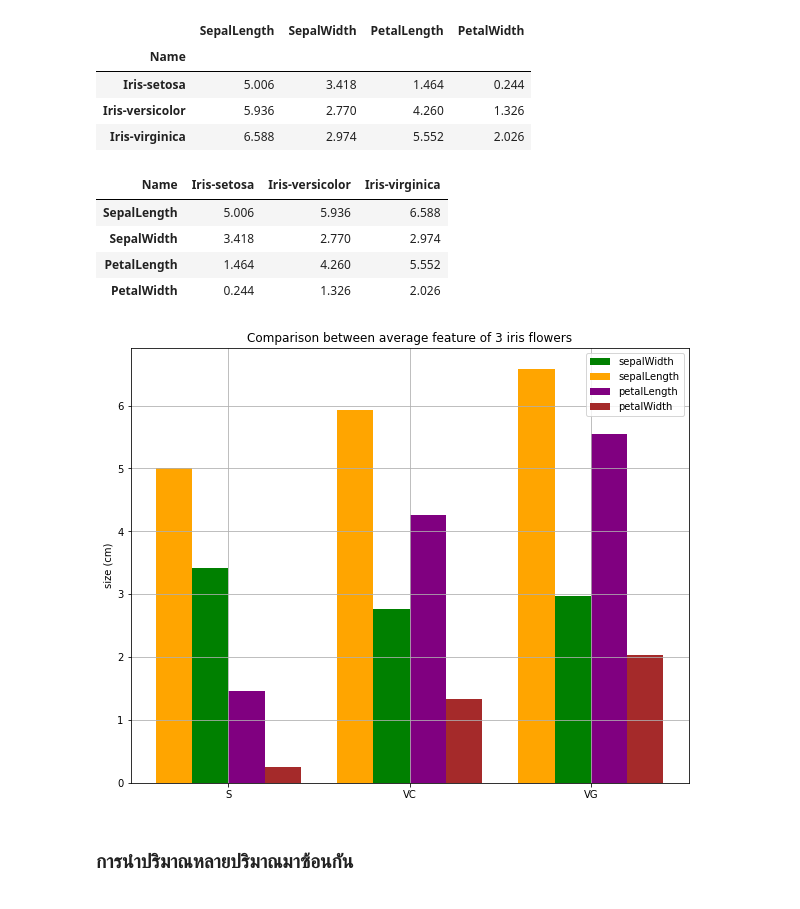
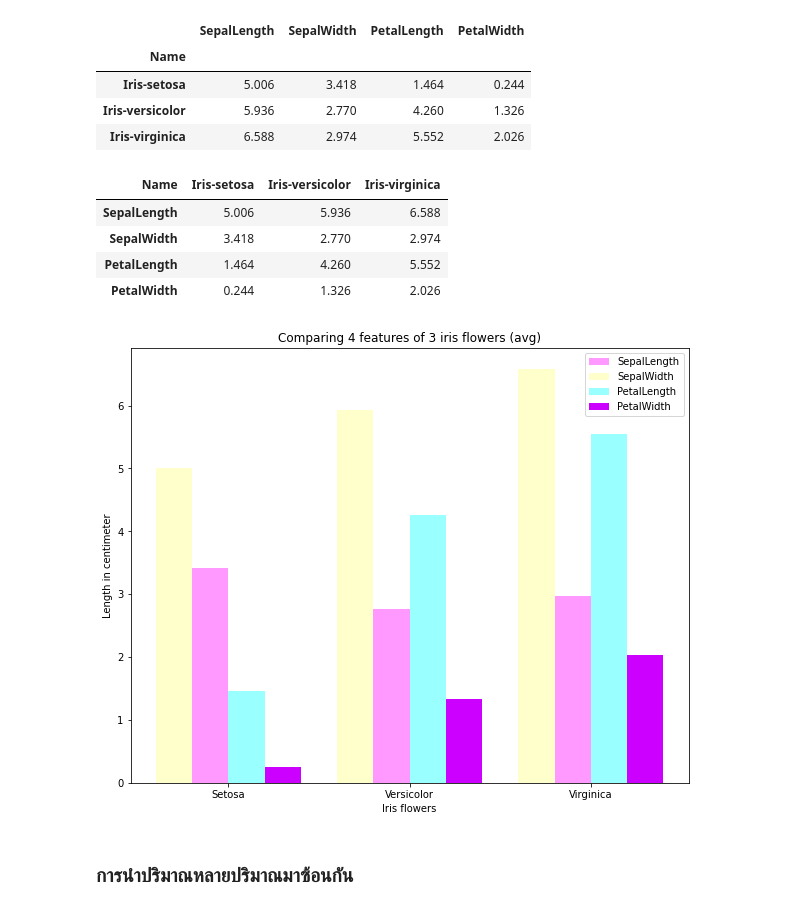
Before and after one commit to nannthd/BasicProg_DataViz65, a Jupyter notebook: DataViz04_Data_Comparison.ipynb, the cells around one changed output. Drawn from its saved outputs; the diff is of its cells as text; code cells hidden in the pictures.

```diff
--- a/DataViz04_Data_Comparison.ipynb
+++ b/DataViz04_Data_Comparison.ipynb
@@ -276,12 +274,11 @@ sample_data
 | Iris-versicolor | 5.936 | 2.770 | 4.260 | 1.326 |
 | Iris-virginica | 6.588 | 2.974 | 5.552 | 2.026 |
 # %%
-s_data = sample_data.transpose()
+sample_data01 = sample_data.transpose()
+sample_data01
+# %% [output]
+| Name | Iris-setosa | Iris-versicolor | Iris-virginica |
+| SepalLength | 5.006 | 5.936 | 6.588 |
+| SepalWidth | 3.418 | 2.770 | 2.974 |
+| PetalLength | 1.464 | 4.260 | 5.552 |
+| PetalWidth | 0.244 | 1.326 | 2.026 |
-# %%
-s_data
-# %% [output]
-| Name | Iris-setosa | Iris-versicolor | Iris-virginica |
-| SepalLength | 5.006 | 5.936 | 6.588 |
-| SepalWidth | 3.418 | 2.770 | 2.974 |
-| PetalLength | 1.464 | 4.260 | 5.552 |
-| PetalWidth | 0.244 | 1.326 | 2.026 |
@@ -290,20 +285,16 @@ import matplotlib
-# %%
-matplotlib.rcParams['figure.figsize']=[10,8]
 # %%
-width = 0.2 #กำหนดความกว้างของแท่ง
+plt.bar([0.9, 1.9, 2.9],[sample_data01['Iris-setosa'][1],sample_data01['Iris-versicolor'][1],sample_data01['Iris-virginica'][1]],width,color='#FF99FF',label='SepalLength')
+plt.bar([0.9-width, 1.9-width, 2.9-width],[sample_data01['Iris-setosa'][0],sample_data01['Iris-versicolor'][0],sample_data01['Iris-virginica'][0]],width,color='#FFFFCC',label='SepalWidth')
+plt.bar([1.1, 2.1, 3.1],[sample_data01['Iris-setosa'][2],sample_data01['Iris-versicolor'][2],sample_data01['Iris-virginica'][2]],width,color='#99FFFF',label='PetalLength')
+plt.bar([1.1+width, 2.1+width, 3.1+width],[sample_data01['Iris-setosa'][3],sample_data01['Iris-versicolor'][3],sample_data01['Iris-virginica'][3]],width,color='#CC00FF',label='PetalWidth')
 
-plt.bar([0.9, 1.9, 2.9],[s_data['Iris-setosa'][1],s_data['Iris-versicolor'][1],s_data['Iris-virginica'][1]],width,color='green',label='sepalWidth') # แท่งที่อยู่ตรงกลาง #ดอกที่ 2 versicolor
-plt.bar([0.9-width, 1.9-width, 2.9-width],[s_data['Iris-setosa'][0],s_data['Iris-versicolor'][0],s_data['Iris-virginica'][0]],width,color='orange',label='sepalLength')
-plt.bar([1.1, 2.1, 3.1],[s_data['Iris-setosa'][2],s_data['Iris-versicolor'][2],s_data['Iris-virginica'][2]],width,color='purple',label='petalLength')
-plt.bar([1.1+width, 2.1+width, 3.1+width],[s_data['Iris-setosa'][3],s_data['Iris-versicolor'][3],s_data['Iris-virginica'][3]],width,color='brown',label='petalWidth')
-
-plt.xticks([1,2,3], ['S','VC','VG'])
+plt.title('Comparing 4 features of 3 iris flowers (avg)')
+plt.xlabel('Iris flowers')
+plt.ylabel('Length in centimeter')
 plt.legend()
-plt.title('Comparison between average feature of 3 iris flowers')
-plt.grid(True)
-plt.ylabel('size (cm)');
+plt.xticks([1,2,3], ['Setosa','Versicolor','Virginica']);
 # %% [output]
-[figure, old version]
+[figure, new version]
 # %% [markdown]
 ### การนำปริมาณหลายปริมาณมาซ้อนกัน
 # %% [markdown]
```
Also changed, not shown: parts of 9 cells of this notebook.
